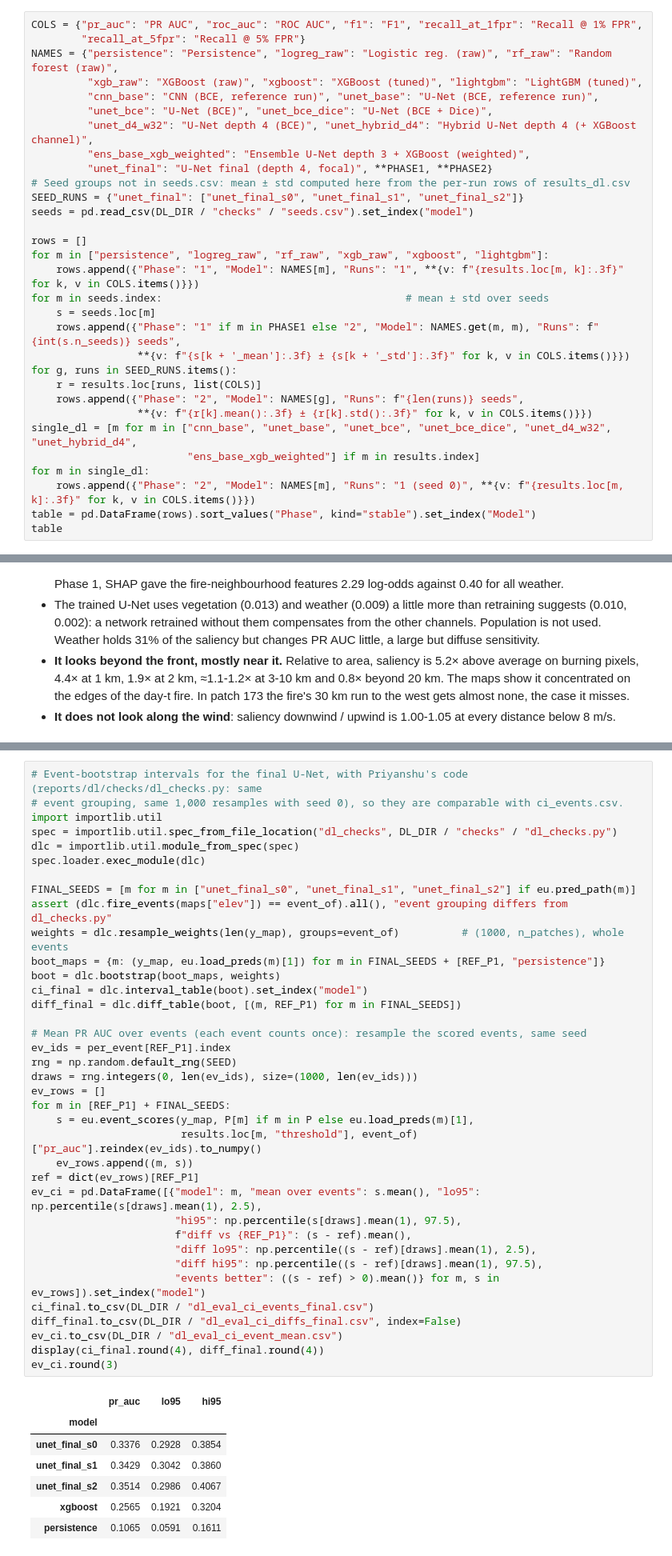
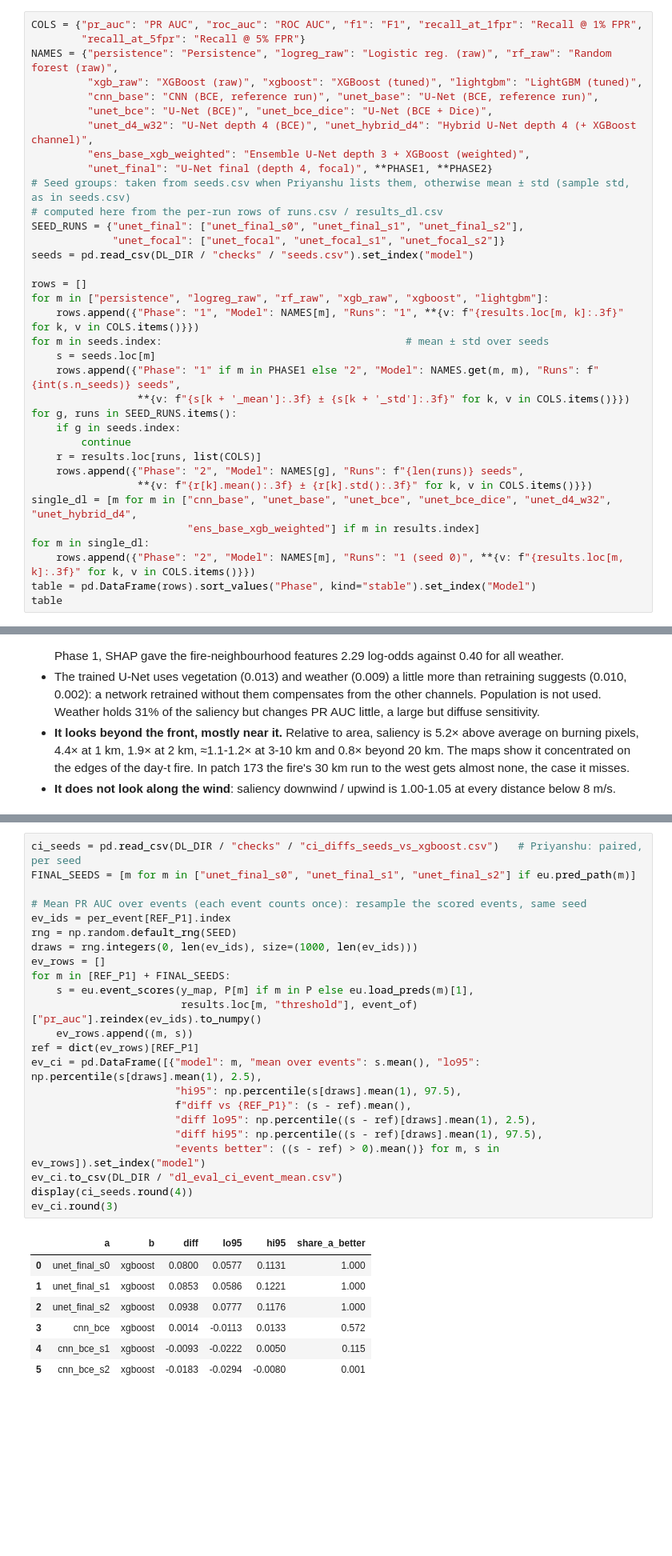
Before and after one commit to harshilv17/next-day-wildfire-spread, a Jupyter notebook: notebooks/03_dl_evaluation.ipynb, the cells around one changed output, grey strips where cells are left out. Shown at 80% size. Drawn from its saved outputs; the diff is of its cells as text; blank space fills up the shorter version.

```diff
--- a/notebooks/03_dl_evaluation.ipynb
+++ b/notebooks/03_dl_evaluation.ipynb
@@ -186,8 +186,10 @@ NAMES = {"persistence": "Persistence", "logreg_raw": "Logistic reg. (raw)", "rf_
          "unet_d4_w32": "U-Net depth 4 (BCE)", "unet_hybrid_d4": "Hybrid U-Net depth 4 (+ XGBoost channel)",
          "ens_base_xgb_weighted": "Ensemble U-Net depth 3 + XGBoost (weighted)",
          "unet_final": "U-Net final (depth 4, focal)", **PHASE1, **PHASE2}
-# Seed groups not in seeds.csv: mean ± std computed here from the per-run rows of results_dl.csv
-SEED_RUNS = {"unet_final": ["unet_final_s0", "unet_final_s1", "unet_final_s2"]}
+# Seed groups: taken from seeds.csv when Priyanshu lists them, otherwise mean ± std (sample std, as in seeds.csv)
+# computed here from the per-run rows of runs.csv / results_dl.csv
+SEED_RUNS = {"unet_final": ["unet_final_s0", "unet_final_s1", "unet_final_s2"],
+             "unet_focal": ["unet_focal", "unet_focal_s1", "unet_focal_s2"]}
 seeds = pd.read_csv(DL_DIR / "checks" / "seeds.csv").set_index("model")
 
 rows = []
@@ -198,6 +200,8 @@ for m in seeds.index:                                       # mean ± std over s
     rows.append({"Phase": "1" if m in PHASE1 else "2", "Model": NAMES.get(m, m), "Runs": f"{int(s.n_seeds)} seeds",
                  **{v: f"{s[k + '_mean']:.3f} ± {s[k + '_std']:.3f}" for k, v in COLS.items()}})
 for g, runs in SEED_RUNS.items():
+    if g in seeds.index:
+        continue
     r = results.loc[runs, list(COLS)]
     rows.append({"Phase": "2", "Model": NAMES[g], "Runs": f"{len(runs)} seeds",
                  **{v: f"{r[k].mean():.3f} ± {r[k].std():.3f}" for k, v in COLS.items()}})
@@ -984,47 +989,33 @@ event_table.round(3)
 | U-Net depth 3 (focal) | 0.269 | 0.236 | 0.152 | 0.225 | ... |
 | U-Net final (depth 4, focal) | 0.338 | 0.506 | 0.494 | 0.587 | ... |
 # %%
-# Event-bootstrap intervals for the final U-Net, with Priyanshu's code (reports/dl/checks/dl_checks.py: same
-# event grouping, same 1,000 resamples with seed 0), so they are comparable with ci_events.csv.
-import importlib.util
-spec = importlib.util.spec_from_file_location("dl_checks", DL_DIR / "checks" / "dl_checks.py")
-dlc = importlib.util.module_from_spec(spec)
-spec.loader.exec_module(dlc)
-
+ci_seeds = pd.read_csv(DL_DIR / "checks" / "ci_diffs_seeds_vs_xgboost.csv")   # Priyanshu: paired, per seed
 FINAL_SEEDS = [m for m in ["unet_final_s0", "unet_final_s1", "unet_final_s2"] if eu.pred_path(m)]
-assert (dlc.fire_events(maps["elev"]) == event_of).all(), "event grouping differs from dl_checks.py"
-weights = dlc.resample_weights(len(y_map), groups=event_of)          # (1000, n_patches), whole events
-boot_maps = {m: (y_map, eu.load_preds(m)[1]) for m in FINAL_SEEDS + [REF_P1, "persistence"]}
-boot = dlc.bootstrap(boot_maps, weights)
-ci_final = dlc.interval_table(boot).set_index("model")
-diff_final = dlc.diff_table(boot, [(m, REF_P1) for m in FINAL_SEEDS])
 
 # Mean PR AUC over events (each event counts once): resample the scored events, same seed
 ev_ids = per_event[REF_P1].index
 rng = np.random.default_rng(SEED)
 draws = rng.integers(0, len(ev_ids), size=(1000, len(ev_ids)))
 ev_rows = []
 for m in [REF_P1] + FINAL_SEEDS:
     s = eu.event_scores(y_map, P[m] if m in P else eu.load_preds(m)[1],
                         results.loc[m, "threshold"], event_of)["pr_auc"].reindex(ev_ids).to_numpy()
     ev_rows.append((m, s))
 ref = dict(ev_rows)[REF_P1]
 ev_ci = pd.DataFrame([{"model": m, "mean over events": s.mean(), "lo95": np.percentile(s[draws].mean(1), 2.5),
                        "hi95": np.percentile(s[draws].mean(1), 97.5),
                        f"diff vs {REF_P1}": (s - ref).mean(),
                        "diff lo95": np.percentile((s - ref)[draws].mean(1), 2.5),
                        "diff hi95": np.percentile((s - ref)[draws].mean(1), 97.5),
                        "events better": ((s - ref) > 0).mean()} for m, s in ev_rows]).set_index("model")
-ci_final.to_csv(DL_DIR / "dl_eval_ci_events_final.csv")
-diff_final.to_csv(DL_DIR / "dl_eval_ci_diffs_final.csv", index=False)
 ev_ci.to_csv(DL_DIR / "dl_eval_ci_event_mean.csv")
-display(ci_final.round(4), diff_final.round(4))
+display(ci_seeds.round(4))
 ev_ci.round(3)
 # %% [output]
-|  | pr_auc | lo95 | hi95 |
-| model |  |  |  |
-| unet_final_s0 | 0.3376 | 0.2928 | 0.3854 |
-| unet_final_s1 | 0.3429 | 0.3042 | 0.3860 |
-| unet_final_s2 | 0.3514 | 0.2986 | 0.4067 |
-| xgboost | 0.2565 | 0.1921 | 0.3204 |
-| persistence | 0.1065 | 0.0591 | 0.1611 |
+|  | a | b | diff | lo95 | hi95 | share_a_better |
+| 0 | unet_final_s0 | xgboost | 0.0800 | 0.0577 | 0.1131 | 1.000 |
+| 1 | unet_final_s1 | xgboost | 0.0853 | 0.0586 | 0.1221 | 1.000 |
+| 2 | unet_final_s2 | xgboost | 0.0938 | 0.0777 | 0.1176 | 1.000 |
+| 3 | cnn_bce | xgboost | 0.0014 | -0.0113 | 0.0133 | 0.572 |
+| 4 | cnn_bce_s1 | xgboost | -0.0093 | -0.0222 | 0.0050 | 0.115 |
+| 5 | cnn_bce_s2 | xgboost | -0.0183 | -0.0294 | -0.0080 | 0.001 |
```
Also changed, not shown: parts of 8 cells of this notebook, 3 other files.
